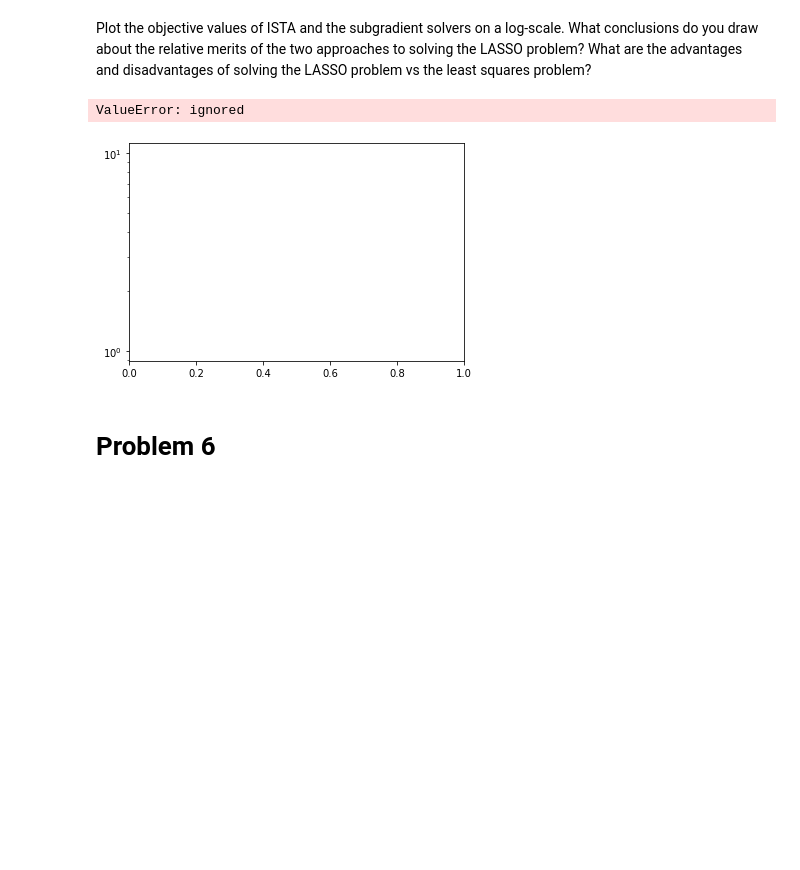
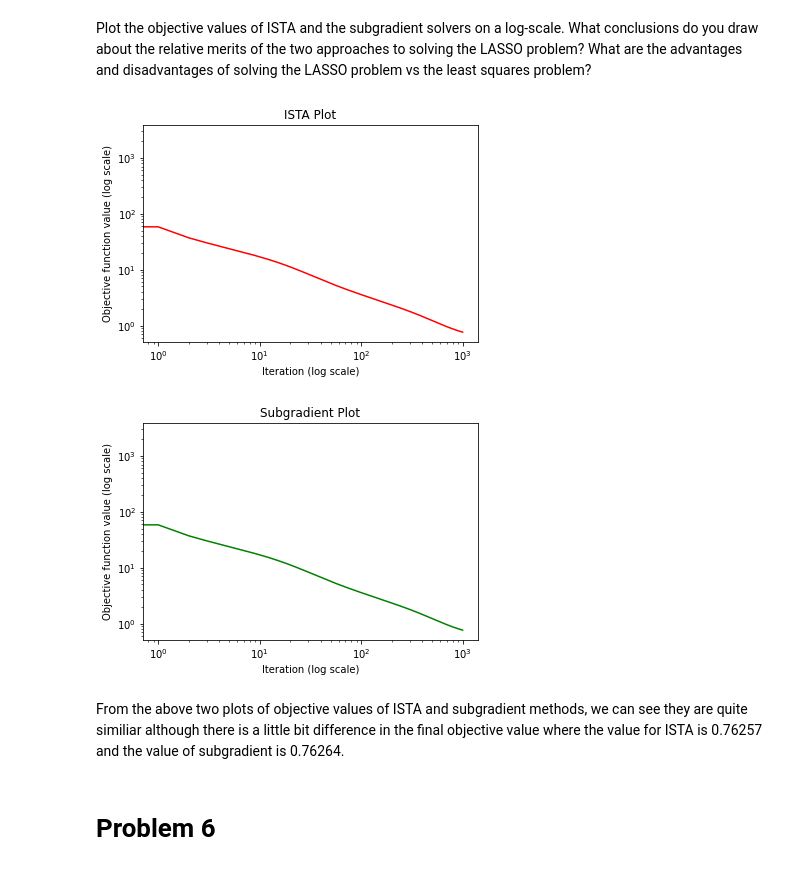
Before and after one commit to bsaha205/Spring_23_MLO, a Jupyter notebook: HW_2.ipynb, the cells around one changed output. Saved outputs shown, nothing was run; the diff lists cells and outputs as text; code cells hidden in the pictures; blank space fills up the shorter version.

```diff
--- a/HW_2.ipynb
+++ b/HW_2.ipynb
@@ -263,28 +276,40 @@ print('Final objective value: ', objhist_ista[T])
 # %% [markdown]
  Plot the objective values of ISTA and the subgradient solvers on a log-scale. What conclusions do you draw about the relative merits of the two approaches to solving the LASSO problem? What are the advantages and disadvantages of solving the LASSO problem vs the least squares problem?
-# %%
-import matplotlib.pyplot as plt
-
-# Generate some random data
-x = np.arange(0, 1001)
-
-# Plot the data in a regular scale
-plt.semilogy(x, objhist_subgrad)
-plt.title('Subgradient')
-plt.xlabel('iteration')
-plt.ylabel('Objective function value (log scale)')
-
-# Plot the data in a log-scale on the y-axis
-plt.figure()
-plt.semilogy(x, objhist_ista)
-plt.title('ISTA')
-plt.xlabel('iteration')
-plt.ylabel('Objective function value (log scale)')
-
-plt.show()
-# %% [output]
-ValueError: ignored
-[figure, removed]
+# %%
+import matplotlib.pyplot as plt
+
+# Generate iteration numbers
+x = np.arange(0, 1001)
+
+# Plot objective values of ISTA
+fig, ax = plt.subplots()
+ax.plot(x, objhist_ista, color="r")
+ax.set_xscale('log')
+ax.set_yscale('log')
+
+# Add labels and title
+ax.set_xlabel('Iteration (log scale)')
+ax.set_ylabel('Objective function value (log scale)')
+ax.set_title('ISTA Plot')
+
+
+# Plot objective values of subgradient
+fig, ax = plt.subplots()
+ax.plot(x, objhist_subgrad, color="g")
+ax.set_xscale('log')
+ax.set_yscale('log')
+
+# Add labels and title
+ax.set_xlabel('Iteration (log scale)')
+ax.set_ylabel('Objective function value (log scale)')
+ax.set_title('Subgradient Plot')
+
+plt.show()
+# %% [output]
+[figure, added]
+[figure, added]
+# %% [markdown]
+From the above two plots of objective values of ISTA and subgradient methods, we can see they are quite similiar although there is a little bit difference in the final objective value where the value for ISTA is 0.76257 and the value of subgradient is 0.76264.
 # %% [markdown]
 # Problem 6
 # %% [markdown]
```
Also changed, not shown: parts of 3 cells of this notebook.
